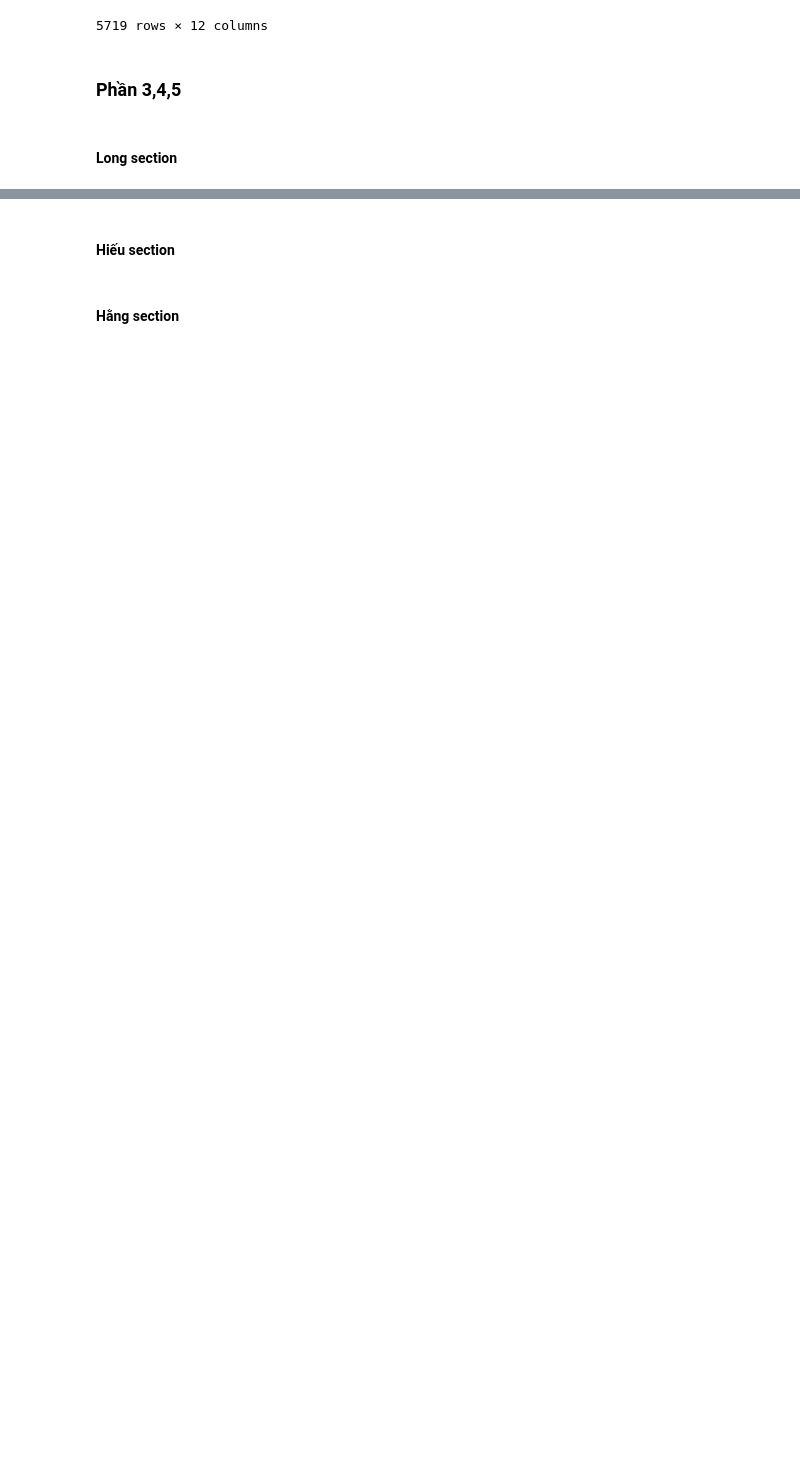
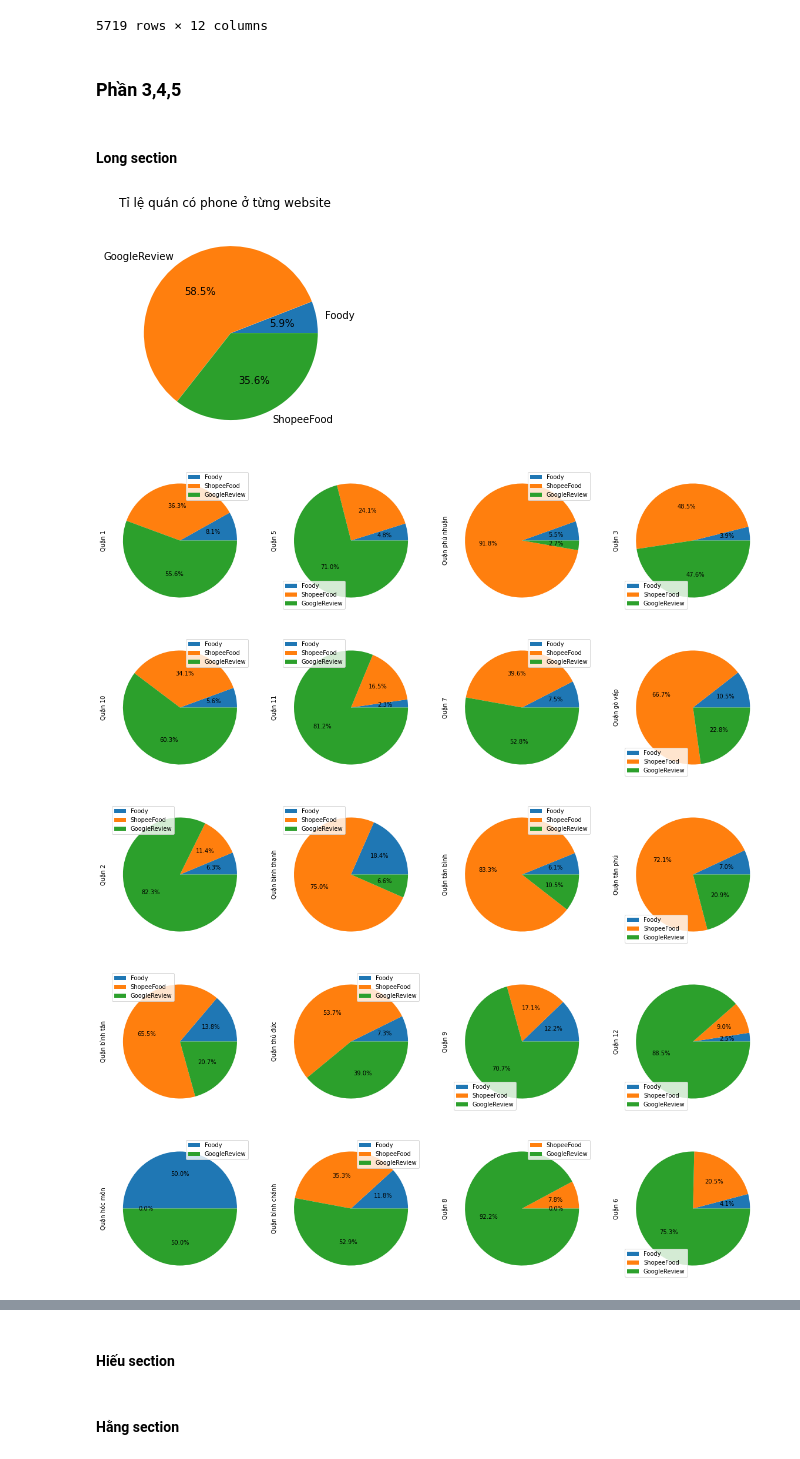
Before and after one commit to thafnhlong/HCMUS-UNIV-WebScience-VisualizeData, a Jupyter notebook: Source.ipynb, the cells around one changed output, grey strips where cells are left out. Drawn from its saved outputs; the diff is of its cells as text; code cells hidden in the pictures; blank space fills up the shorter version.

```diff
--- a/Source.ipynb
+++ b/Source.ipynb
@@ -561,0 +564,39 @@ DATA.sort_values(by="price_from",ascending=False).groupby(["full_name"])[columns
+# %%
+# Danh sách quận
+ListDistrict = DATA["district"].drop_duplicates().tolist()
+ListWebsite = DATA["website"].drop_duplicates().tolist()
+# %%
+# Tiêu chí: website, phone
+# Giải thích: Trên tập dữ liệu, 2 fields có kiểu quan hệ trên thống kê nên dùng pie chart
+# Trực quan:
+
+src = DATA[["website","phone"]].groupby("website").count().reset_index()
+src.plot.pie(autopct='%1.1f%%',legend=False,y="phone",x="webiste",labels=src["website"])
+plt.suptitle("Tỉ lệ quán có phone ở từng website")
+plt.ylabel("")
+# Ý nghĩa: Thấy được tỉ lệ quán có phone ở từng website
+
+# Mở rộng ra với field quận để khảo sát thêm về tỉ lệ quán có phone
+
+tmp = DATA[["website","district","phone"]].groupby(["website","district"]).count().reset_index()
+
+for i in range(0,len(ListDistrict),4):
+    tmp1 = pd.DataFrame({},index=ListWebsite)
+    for dis in ListDistrict[i:i+4]:
+        tmp2 = tmp[tmp["district"]==dis]
+        dt = []
+        for web in ListWebsite:
+            vl = 0
+            if not tmp2[tmp2["website"]==web].empty:
+                vl = tmp2[tmp2["website"]==web]["phone"].item()
+            dt.append(vl)
+        tmp1["Quận %s"%dis] = dt
+    tmp1.plot.pie(subplots=True, autopct='%1.1f%%',figsize=(20, 6),labeldistance=None)
+    plt.legend(loc=3,labels=ListWebsite);
+# %% [output]
+[figure, added]
+[figure, added]
+[figure, added]
+[figure, added]
+[figure, added]
+[figure, added]
```
Also changed, not shown: parts of 7 cells of this notebook.
